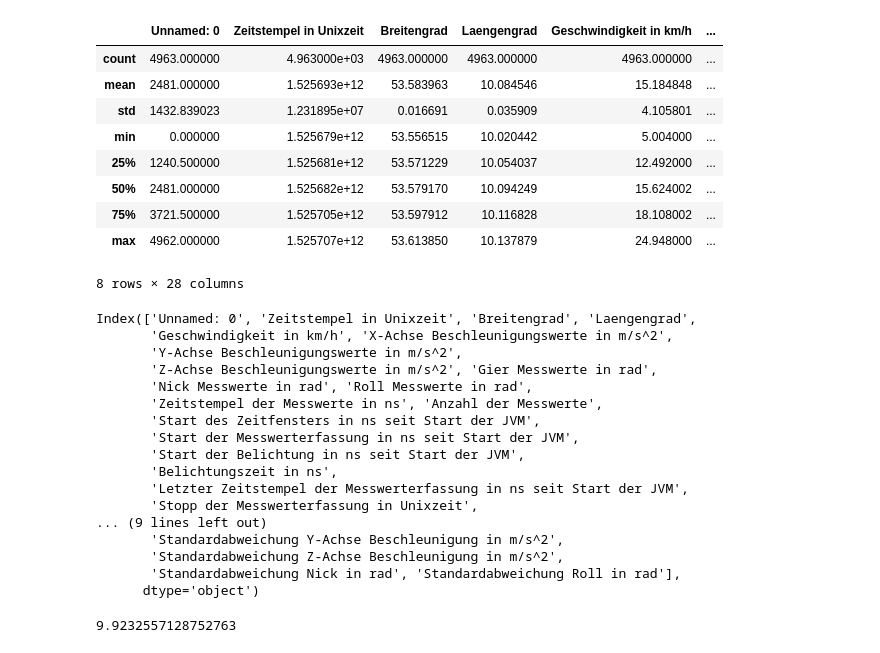
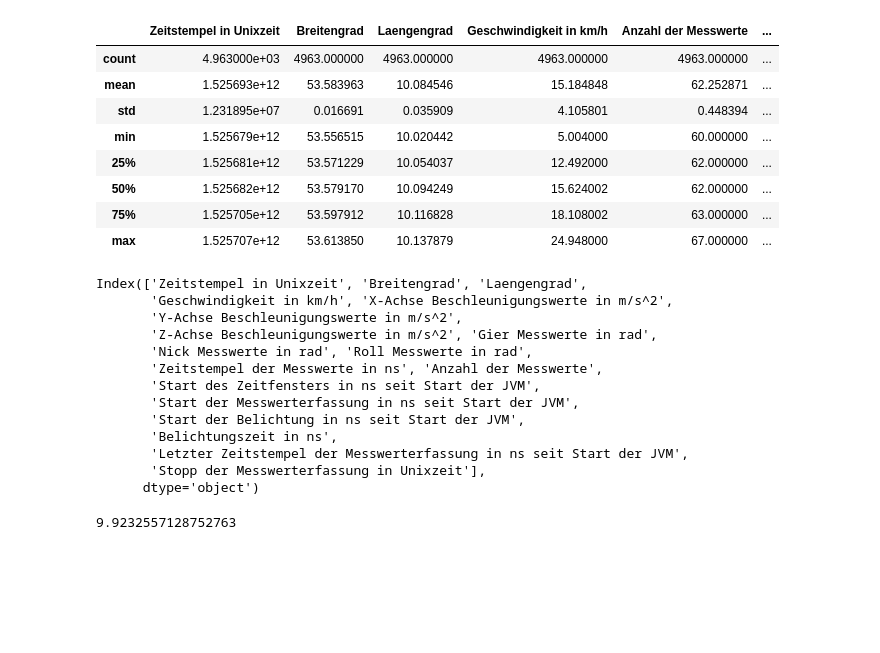
Before and after one commit to SandGreif/FahrradwegeKlassifizierung, a Jupyter notebook: datenvisualisierung/gatheringSequence.ipynb, the cells around one changed output. Drawn from its saved outputs; the diff is of its cells as text; code cells hidden in the pictures; blank space fills up the shorter version.

```diff
--- a/datenvisualisierung/gatheringSequence.ipynb
+++ b/datenvisualisierung/gatheringSequence.ipynb
@@ -15,23 +26,22 @@ import matplotlib.pyplot as plt
 import matplotlib.ticker as ticker
 import matplotlib.patches as mpatches
 # %%
-featuresDf = pandas.read_csv("../daten/merkmale_datensatz_26_bis_27/absMesswerte/merkmale.csv")
+featuresDf = pandas.read_csv("../daten/merkmale_datensatz_26_bis_27/merkmaleRoh.csv")
 featuresDf.describe()
 # %% [output]
-|  | Unnamed: 0 | Zeitstempel in Unixzeit | Breitengrad | Laengengrad | Geschwindigkeit in km/h | ... |
-| count | 4963.000000 | 4.963000e+03 | 4963.000000 | 4963.000000 | 4963.000000 | ... |
-| mean | 2481.000000 | 1.525693e+12 | 53.583963 | 10.084546 | 15.184848 | ... |
-| std | 1432.839023 | 1.231895e+07 | 0.016691 | 0.035909 | 4.105801 | ... |
-| min | 0.000000 | 1.525679e+12 | 53.556515 | 10.020442 | 5.004000 | ... |
-| 25% | 1240.500000 | 1.525681e+12 | 53.571229 | 10.054037 | 12.492000 | ... |
-| 50% | 2481.000000 | 1.525682e+12 | 53.579170 | 10.094249 | 15.624002 | ... |
-| 75% | 3721.500000 | 1.525705e+12 | 53.597912 | 10.116828 | 18.108002 | ... |
-| max | 4962.000000 | 1.525707e+12 | 53.613850 | 10.137879 | 24.948000 | ... |
+|  | Zeitstempel in Unixzeit | Breitengrad | Laengengrad | Geschwindigkeit in km/h | Anzahl der Messwerte | ... |
+| count | 4.963000e+03 | 4963.000000 | 4963.000000 | 4963.000000 | 4963.000000 | ... |
+| mean | 1.525693e+12 | 53.583963 | 10.084546 | 15.184848 | 62.252871 | ... |
+| std | 1.231895e+07 | 0.016691 | 0.035909 | 4.105801 | 0.448394 | ... |
+| min | 1.525679e+12 | 53.556515 | 10.020442 | 5.004000 | 60.000000 | ... |
+| 25% | 1.525681e+12 | 53.571229 | 10.054037 | 12.492000 | 62.000000 | ... |
+| 50% | 1.525682e+12 | 53.579170 | 10.094249 | 15.624002 | 62.000000 | ... |
+| 75% | 1.525705e+12 | 53.597912 | 10.116828 | 18.108002 | 63.000000 | ... |
+| max | 1.525707e+12 | 53.613850 | 10.137879 | 24.948000 | 67.000000 | ... |
-8 rows × 28 columns
 # %%
 featuresDf.columns
 # %% [output]
-Index(['Unnamed: 0', 'Zeitstempel in Unixzeit', 'Breitengrad', 'Laengengrad',
+Index(['Zeitstempel in Unixzeit', 'Breitengrad', 'Laengengrad',
        'Geschwindigkeit in km/h', 'X-Achse Beschleunigungswerte in m/s^2',
        'Y-Achse Beschleunigungswerte in m/s^2',
        'Z-Achse Beschleunigungswerte in m/s^2', 'Gier Messwerte in rad',
@@ -42,11 +52,7 @@ Index(['Unnamed: 0', 'Zeitstempel in Unixzeit', 'Breitengrad', 'Laengengrad',
        'Start der Belichtung in ns seit Start der JVM',
        'Belichtungszeit in ns',
        'Letzter Zeitstempel der Messwerterfassung in ns seit Start der JVM',
-       'Stopp der Messwerterfassung in Unixzeit',
-... (9 lines left out)
-       'Standardabweichung Y-Achse Beschleunigung in m/s^2',
-       'Standardabweichung Z-Achse Beschleunigung in m/s^2',
-       'Standardabweichung Nick in rad', 'Standardabweichung Roll in rad'],
+       'Stopp der Messwerterfassung in Unixzeit'],
       dtype='object')
 # %%
 # Mittelwert der Belichtungszeit aller Aufnahmen umgerechnet in ms
```
Also changed, not shown: parts of 26 cells of this notebook, 7 other files.
